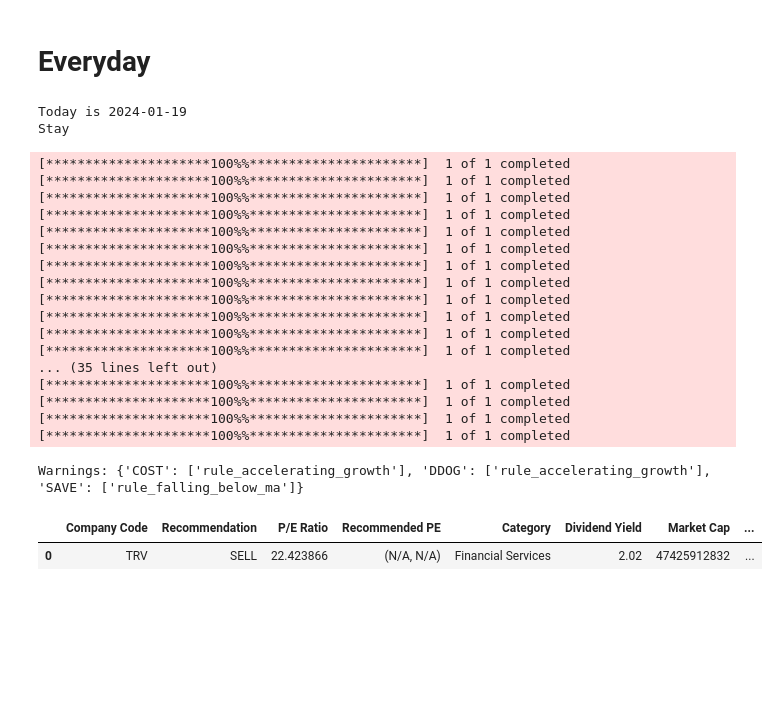
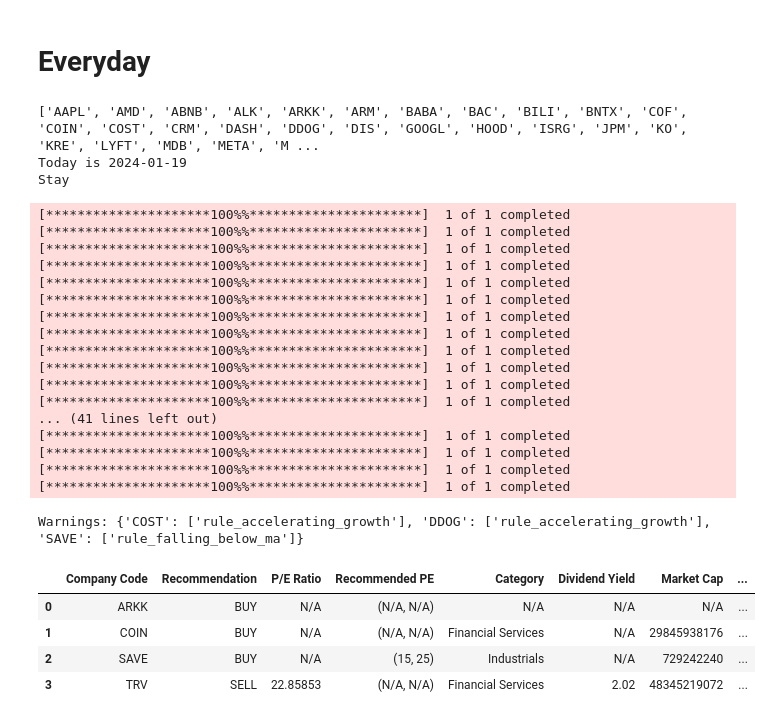
Before and after one commit to zhijiezh/stock-daily-check, a Jupyter notebook: test.ipynb, the cells around one changed output. Cells and saved outputs as stored; diff of their text form; code cells hidden in the pictures; blank space fills up the shorter version.

Commit message:
Add Chinese tickers

```diff
--- a/test.ipynb
+++ b/test.ipynb
@@ -128,7 +128,7 @@ def backtest_strategy(stock_data, buy_signals, sell_signals, holding_period=30,
 # %%
 
 # Define a list of stock tickers
-tickers = ['COIN', 'TSLA', 'NVDA', 'AMD', 'AAPL', 'JPM']
+tickers = ['601288.SS', '688091.SS', '600221.SS', '600733.SS', '300169.SZ','603628.SS']
 
 start_date = '2022-01-01'
 end_date = '2024-01-01'
@@ -137,7 +137,7 @@ end_date = '2024-01-01'
 for ticker in tickers:
     print(f"Analyzing {ticker}...")
     stock = get_stock_data(ticker, start_date, end_date)
-    buy, sell = decide_trade(stock, short_window=5, long_window=20)
+    buy, sell = decide_trade(stock, short_window=5, long_window=20, rsi_buy_signal=30, rsi_sell_signal=90)
 
     # You can store these results in a data structure or database
     print(f"Buy signals for {ticker}:\n", stock[buy])
@@ -633,39 +644,45 @@ Warnings: {'MRNA': ['rule_largest_gain'], 'MNST': ['rule_accelerating_growth']}
 # tickers = get_sp500_tickers()
 date = datetime.today().strftime("%Y-%m-%d")
 # date = '2024-01-06'
-
+cn_tickers = ['601288.SS', '688091.SS', '600221.SS', '600733.SS', '300169.SZ','603628.SS']
 tickers = ['AAPL','AMD', 'ABNB','ALK', 'ARKK','ARM','BABA','BAC','BILI','BNTX', 'COF', 'COIN', 'COST', 'CRM', 'DASH', 'DDOG', 'DIS', 'GOOGL', 'HOOD', 'ISRG', 'JPM', 'KO', 'KRE', 'LYFT', 'MDB','META', 'MSFT', 'NKE', 'NVDA', 'ORCL', 'OXY', 'PDD', 'PLTR', 'PFE', 'RBLX', 'SAVE', 'SHOP', 'SNOW', 'SOFI', 'SMCI', 'INTC', 'BA', 'TMF', 'TRV', 'TSLA', 'TSM', 'UAL', 'UBER','UHAL', 'WFC','XOM']
-stock_table = get_stock_info_on_date(tickers, date,rsi_buy_signal=40,rsi_sell_signal=90)
+tickers = tickers + cn_tickers
+print(tickers)
+stock_table = get_stock_info_on_date(tickers, date,rsi_buy_signal=20,rsi_sell_signal=90)
 
 
 warning_rules = [rule_price_increase, rule_largest_gain, rule_accelerating_growth, rule_falling_below_ma]
 warnings = stock_warning_system(tickers, date, warning_rules)
 print("Warnings:", warnings)
 
 
 # Set the display.max_rows option to None
 pd.set_option('display.max_rows', None)
 display(stock_table)
 # %% [output]
+['AAPL', 'AMD', 'ABNB', 'ALK', 'ARKK', 'ARM', 'BABA', 'BAC', 'BILI', 'BNTX', 'COF', 'COIN', 'COST', 'CRM', 'DASH', 'DDOG', 'DIS', 'GOOGL', 'HOOD', 'ISRG', 'JPM', 'KO', 'KRE', 'LYFT', 'MDB', 'META', 'M ...
 Today is 2024-01-19
 Stay
 [*********************100%%**********************]  1 of 1 completed
 [*********************100%%**********************]  1 of 1 completed
 [*********************100%%**********************]  1 of 1 completed
 [*********************100%%**********************]  1 of 1 completed
 [*********************100%%**********************]  1 of 1 completed
 [*********************100%%**********************]  1 of 1 completed
 [*********************100%%**********************]  1 of 1 completed
 [*********************100%%**********************]  1 of 1 completed
 [*********************100%%**********************]  1 of 1 completed
 [*********************100%%**********************]  1 of 1 completed
 [*********************100%%**********************]  1 of 1 completed
 [*********************100%%**********************]  1 of 1 completed
-... (35 lines left out)
+... (41 lines left out)
 [*********************100%%**********************]  1 of 1 completed
 [*********************100%%**********************]  1 of 1 completed
 [*********************100%%**********************]  1 of 1 completed
 [*********************100%%**********************]  1 of 1 completed
 Warnings: {'COST': ['rule_accelerating_growth'], 'DDOG': ['rule_accelerating_growth'], 'SAVE': ['rule_falling_below_ma']}
 |  | Company Code | Recommendation | P/E Ratio | Recommended PE | Category | Dividend Yield | Market Cap | ... |
-| 0 | TRV | SELL | 22.423866 | (N/A, N/A) | Financial Services | 2.02 | 47425912832 | ... |
+| 0 | ARKK | BUY | N/A | (N/A, N/A) | N/A | N/A | N/A | ... |
+| 1 | COIN | BUY | N/A | (N/A, N/A) | Financial Services | N/A | 29845938176 | ... |
+| 2 | SAVE | BUY | N/A | (15, 25) | Industrials | N/A | 729242240 | ... |
+| 3 | TRV | SELL | 22.85853 | (N/A, N/A) | Financial Services | 2.02 | 48345219072 | ... |
```
Also changed, not shown: parts of 2 cells of this notebook.
